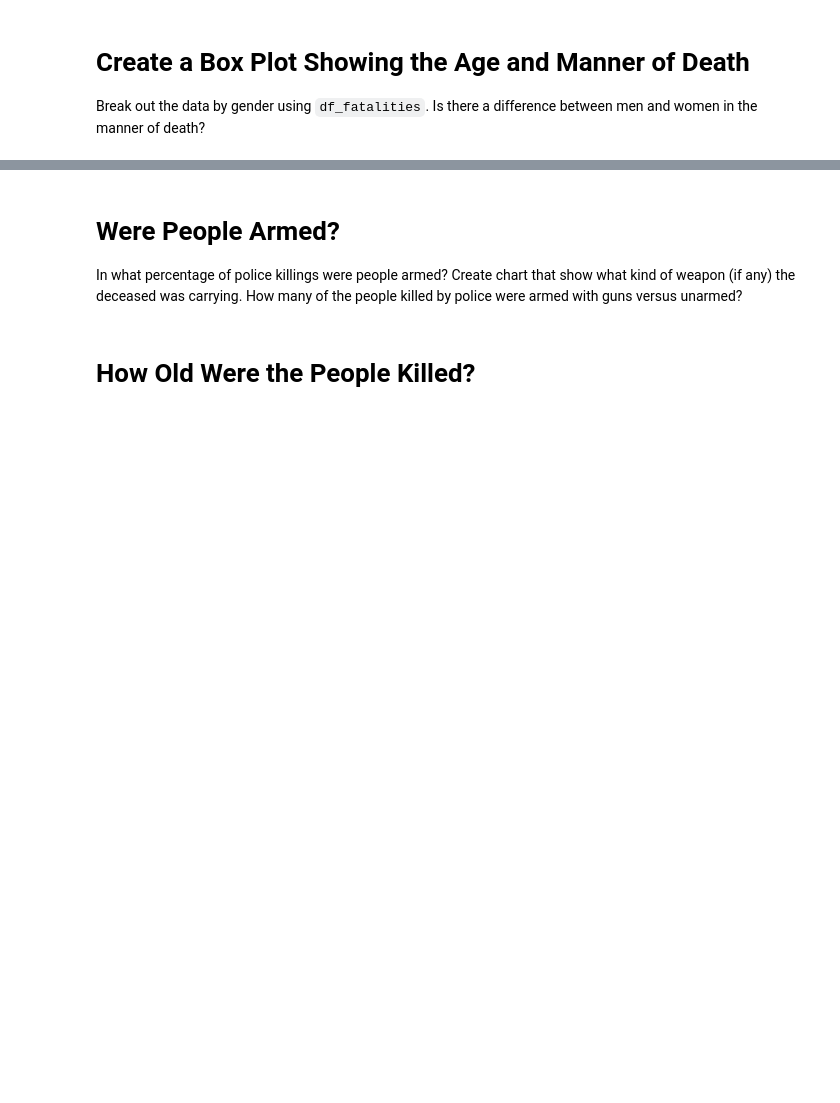
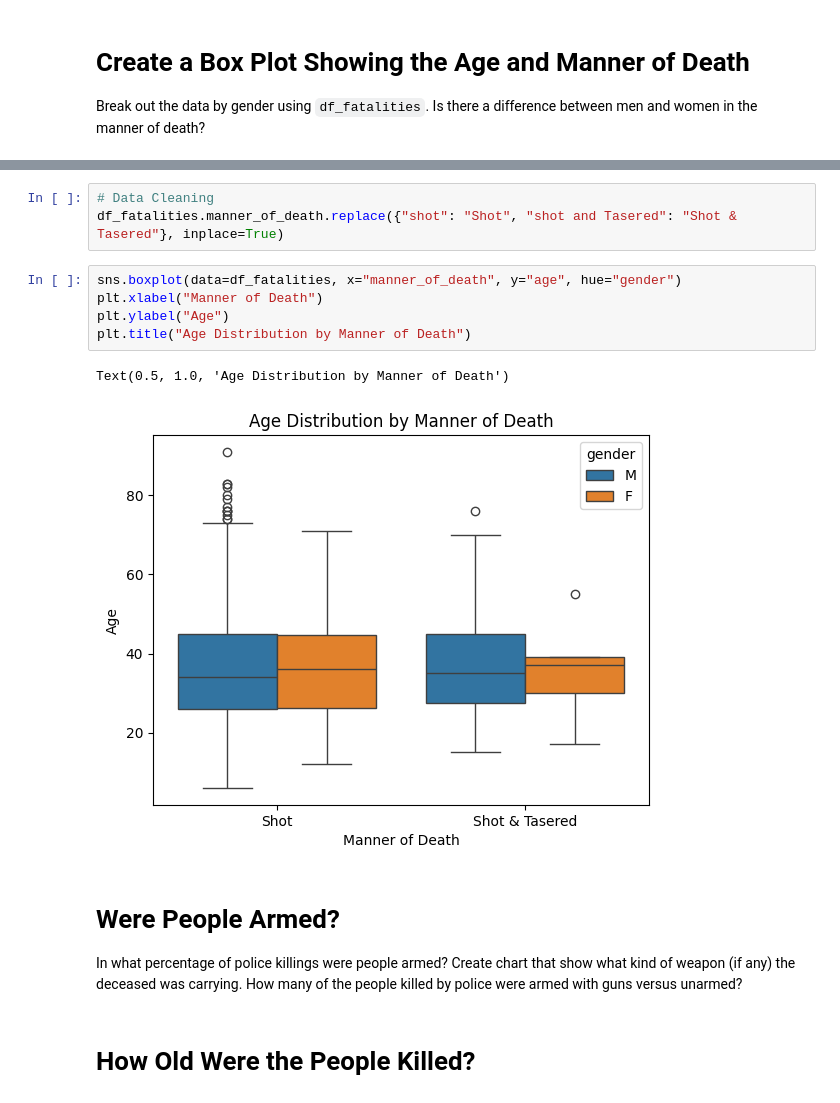
Before and after one commit to petarilievCS/police-fatalities-analysis, a Jupyter notebook: Fatal_Force_(start).ipynb, the cells around one changed output, grey strips where cells are left out. Cells and saved outputs as stored; diff of their text form; blank space fills up the shorter version.

Commit message:
Added boxplot and pie chart

```diff
--- a/Fatal_Force_(start).ipynb
+++ b/Fatal_Force_(start).ipynb
@@ -362,3 +397,14 @@ Break out the data by gender using `df_fatalities`. Is there a difference betwee
+# %%
+# Data Cleaning
+df_fatalities.manner_of_death.replace({"shot": "Shot", "shot and Tasered": "Shot & Tasered"}, inplace=True)
+# %%
+sns.boxplot(data=df_fatalities, x="manner_of_death", y="age", hue="gender")
+plt.xlabel("Manner of Death")
+plt.ylabel("Age")
+plt.title("Age Distribution by Manner of Death")
+# %% [output]
+Text(0.5, 1.0, 'Age Distribution by Manner of Death')
+[figure, added]
 # %% [markdown]
 # Were People Armed?
 
```
Also changed, not shown: parts of 5 cells of this notebook.
